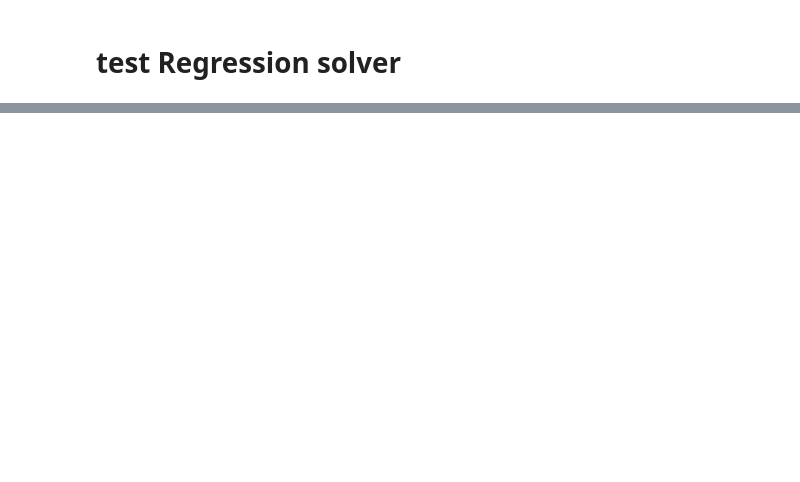
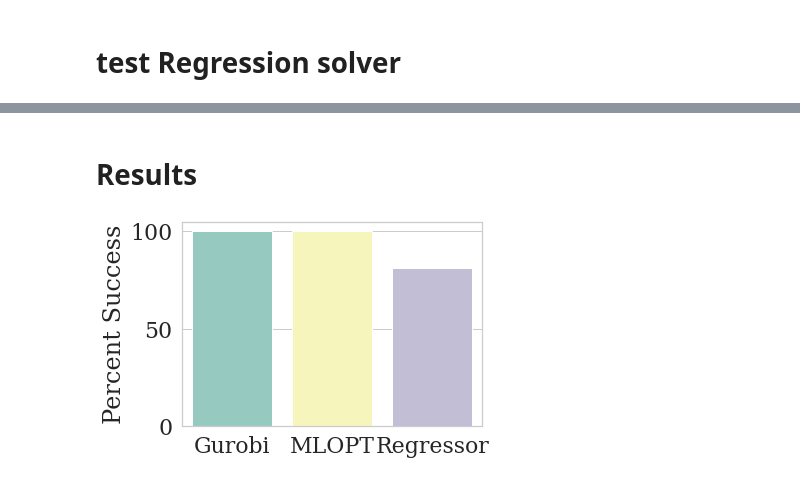
Before and after one commit to StanfordASL/CoCo, a Jupyter notebook: cartpole_dev.ipynb, the cells around one changed output, grey strips where cells are left out. Drawn from its saved outputs; the diff is of its cells as text; code cells hidden in the pictures; blank space fills up the shorter version.

```diff
--- a/cartpole_dev.ipynb
+++ b/cartpole_dev.ipynb
@@ -217,8 +154,0 @@ NameError: name 'y_out' is not defined
-# %%
-prob_params = {}
-idx = np.random.randint(test_data[1].shape[0])
-
-p_test = test_data[0]
-for k in p_test.keys():
-    prob_params[k] = p_test[k][idx]
-prob_params
@@ -228,7 +154,0 @@ prob_params
-# %%
-prob_success, cost, total_time = reg_obj.forward(prob_params)
-
-if prob_success:
-    print(cost)
-else:
-    print('Failed')
@@ -237,4 +154,0 @@ Failed
-# %%
-prob_success, true_cost, solve_time, optvals = reg_obj.problem.solve_micp(prob_params)
-
-true_cost
@@ -263,0 +193,22 @@ print(float(n_succ)/float(count))
+# %% [markdown]
+# Results
+# %%
+import math
+import seaborn as sns
+sns.set(font_scale=2., font="serif", style="whitegrid")
+import pandas as pd
+
+flierprops = {'alpha':0.2}
+# %%
+results = {'Gurobi':[100.], 'MLOPT':[mlopt_percentage], 'Regressor':[reg_percentage]}
+results = pd.DataFrame(results)
+
+ax1 = sns.barplot(data=results, palette="Set3")
+ax1.set(xlabel="", ylabel="Percent Success")
+
+plt.tight_layout()
+
+figure = ax1.get_figure()
+# # figure.savefig("loss.pdf")
+# %% [output]
+[figure, added]
```
Also changed, not shown: parts of 24 cells of this notebook, 12 other files.
